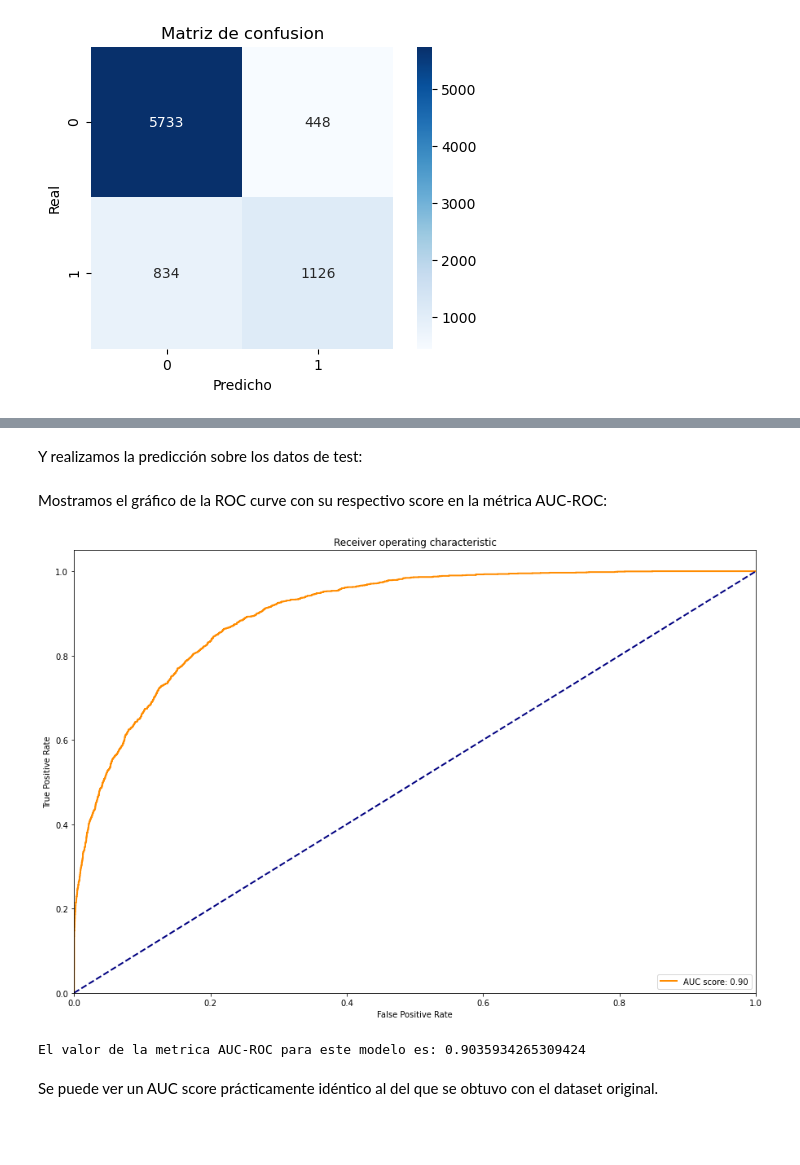
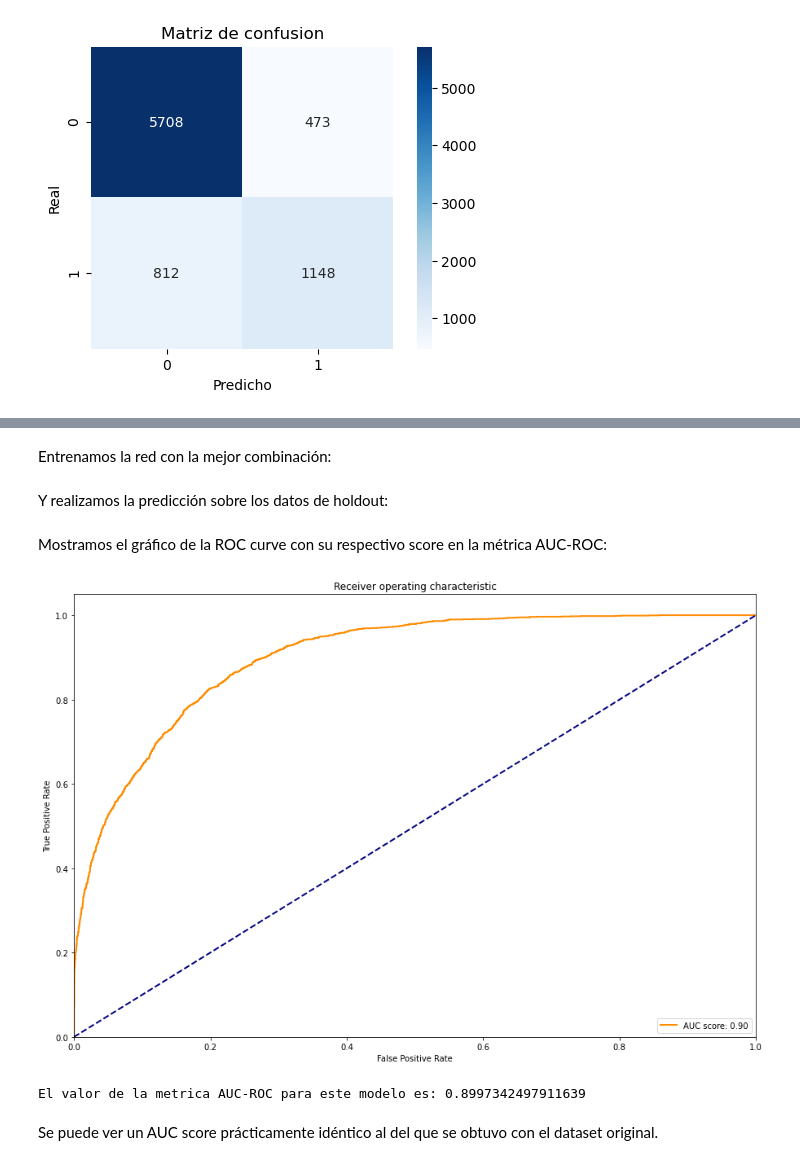
Before and after one commit to MateoCraviotto/Organizacion-de-datos-fiuba-1, a Jupyter notebook: TP2/RedesNeuronales.ipynb, the cells around one changed output, grey strips where cells are left out. Cells and saved outputs as stored; diff of their text form; code cells hidden in the pictures; blank space fills up the shorter version.

```diff
--- a/TP2/RedesNeuronales.ipynb
+++ b/TP2/RedesNeuronales.ipynb
@@ -194,3 +223,3 @@ El modelo necesita los labels en one hot encoding, usamos la función to_categor
 # %%
-y_exp_train = keras.utils.to_categorical(y_exp_train, 2)
-y_exp_test = keras.utils.to_categorical(y_exp_test, 2)
+y_exp_train_test = keras.utils.to_categorical(y_exp_train_test, 2)
+y_exp_holdout = keras.utils.to_categorical(y_exp_holdout, 2)
@@ -198,0 +228,3 @@ A continuación, entrenamos la red durante 500 epochs:
+# %%
+red_neuronal_exp = crear_red_exp(mejor_optimizador)
+red_neuronal_exp.summary()
@@ -199,19 +250,21 @@ A continuación, entrenamos la red durante 500 epochs:
+# %% [markdown]
+Entrenamos la red con la mejor combinación:
 # %%
 history = red_neuronal_exp.fit(
-    X_exp_train.values, y_exp_train.argmax(axis=1), epochs=500,
-    validation_data=(X_exp_test.values, y_exp_test.argmax(axis=1)), verbose=0
+    X_exp_train_test.values, y_exp_train_test.argmax(axis=1), epochs=mejor_cant_epochs,
+    validation_data=(X_exp_holdout.values, y_exp_holdout.argmax(axis=1)), verbose=0
 )
 # %% [markdown]
-Y realizamos la predicción sobre los datos de test:
+Y realizamos la predicción sobre los datos de holdout:
 # %%
-y_pred = red_neuronal_exp.predict(X_exp_test)
+y_pred = red_neuronal_exp.predict(X_exp_holdout)
 # %% [markdown]
 Mostramos el gráfico de la ROC curve con su respectivo score en la métrica AUC-ROC:
 # %%
-graficar_auc_roc(y_exp_test.argmax(axis=1), y_pred)
+graficar_auc_roc(y_exp_holdout.argmax(axis=1), y_pred)
 # %% [output]
-[figure, old version]
+[figure, new version]
-El valor de la metrica AUC-ROC para este modelo es: 0.9035934265309424
+El valor de la metrica AUC-ROC para este modelo es: 0.8997342497911639
 # %% [markdown]
 Se puede ver un AUC score prácticamente idéntico al del que se obtuvo con el dataset original.
 # %% [markdown]
```
Also changed, not shown: parts of 48 cells of this notebook, 1 other file.
